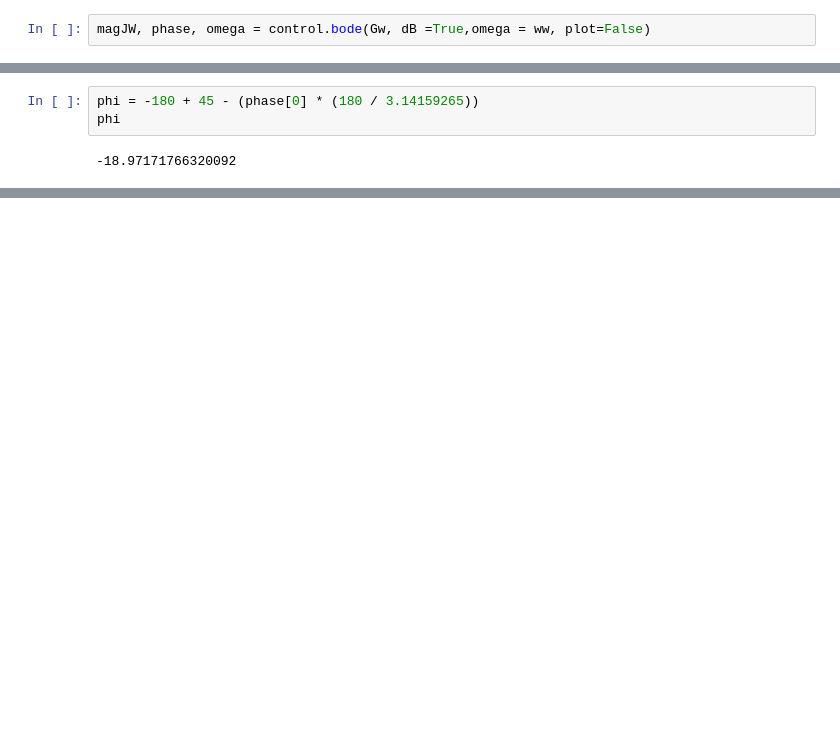
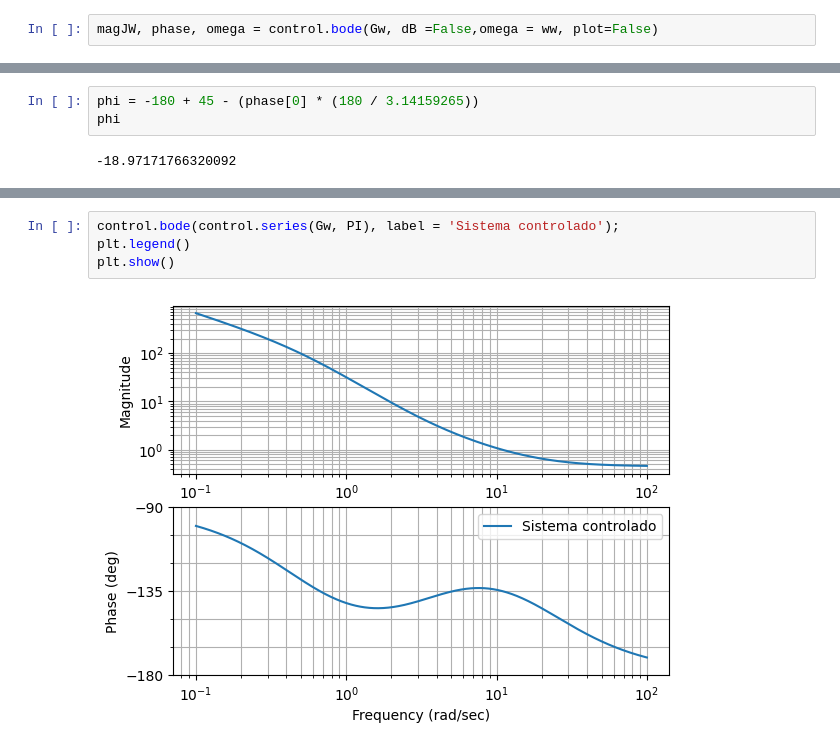
Before and after one commit to JoaoYukio/PCO119, a Jupyter notebook: Atividade 6/Atividade6.ipynb, the cells around one changed output, grey strips where cells are left out. Saved outputs shown, nothing was run; the diff lists cells and outputs as text; blank space fills up the shorter version.

```diff
--- a/Atividade 6/Atividade6.ipynb
+++ b/Atividade 6/Atividade6.ipynb
@@ -221,4 +219,4 @@ ww
 # %% [output]
 10.926049796875809
 # %%
-magJW, phase, omega = control.bode(Gw, dB =True,omega = ww, plot=False)
+magJW, phase, omega = control.bode(Gw, dB =False,omega = ww, plot=False)
@@ -287,0 +301,6 @@ control.bode_plot(Gw * PI);
+# %%
+control.bode(control.series(Gw, PI), label = 'Sistema controlado');
+plt.legend()
+plt.show()
+# %% [output]
+[figure, added]
```
Also changed, not shown: parts of 31 cells of this notebook, 6 other files.
